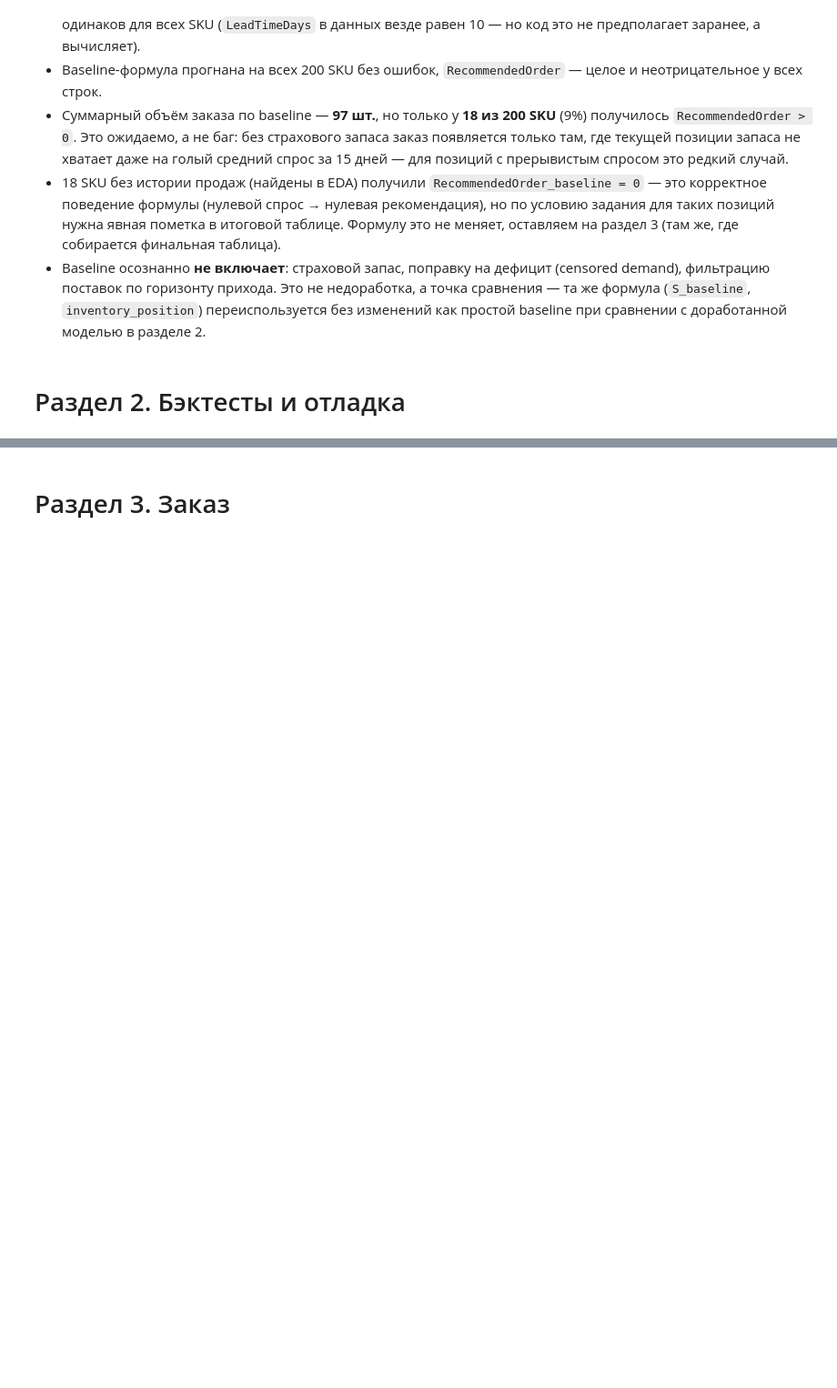
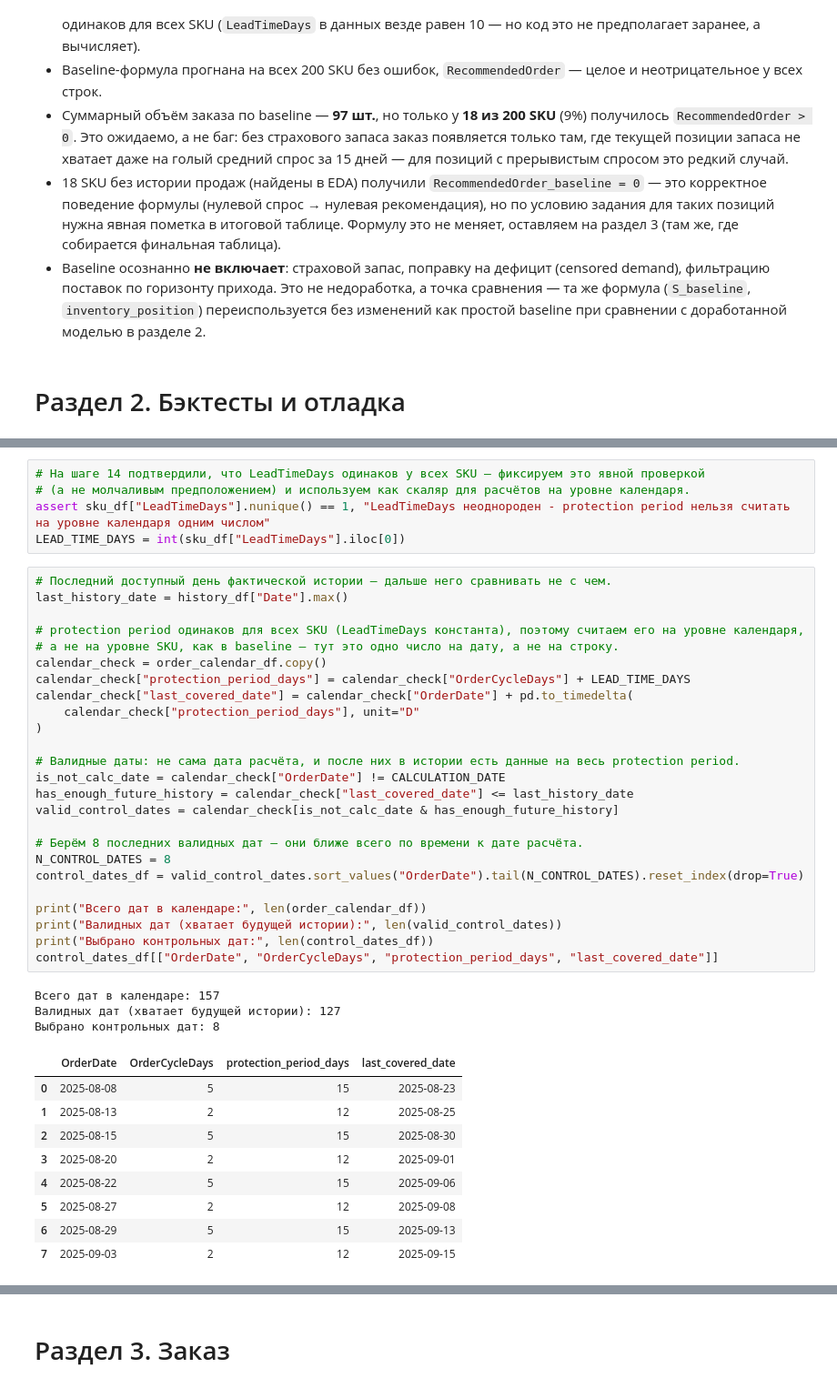
Before and after one commit to Viktor-VK/reorder-model, a Jupyter notebook: notebooks/reorder_model.ipynb, the cells around one changed output, grey strips where cells are left out. Shown at 91% size. Cells and saved outputs as stored; diff of their text form; blank space fills up the shorter version.

```diff
--- a/notebooks/reorder_model.ipynb
+++ b/notebooks/reorder_model.ipynb
@@ -423,0 +428,43 @@ SKU с RecommendedOrder > 0: 18
+# %%
+# На шаге 14 подтвердили, что LeadTimeDays одинаков у всех SKU — фиксируем это явной проверкой
+# (а не молчаливым предположением) и используем как скаляр для расчётов на уровне календаря.
+assert sku_df["LeadTimeDays"].nunique() == 1, "LeadTimeDays неоднороден - protection period нельзя считать на уровне календаря одним числом"
+LEAD_TIME_DAYS = int(sku_df["LeadTimeDays"].iloc[0])
+# %%
+# Последний доступный день фактической истории — дальше него сравнивать не с чем.
+last_history_date = history_df["Date"].max()
+
+# protection period одинаков для всех SKU (LeadTimeDays константа), поэтому считаем его на уровне календаря,
+# а не на уровне SKU, как в baseline — тут это одно число на дату, а не на строку.
+calendar_check = order_calendar_df.copy()
+calendar_check["protection_period_days"] = calendar_check["OrderCycleDays"] + LEAD_TIME_DAYS
+calendar_check["last_covered_date"] = calendar_check["OrderDate"] + pd.to_timedelta(
+    calendar_check["protection_period_days"], unit="D"
+)
+
+# Валидные даты: не сама дата расчёта, и после них в истории есть данные на весь protection period.
+is_not_calc_date = calendar_check["OrderDate"] != CALCULATION_DATE
+has_enough_future_history = calendar_check["last_covered_date"] <= last_history_date
+valid_control_dates = calendar_check[is_not_calc_date & has_enough_future_history]
+
+# Берём 8 последних валидных дат — они ближе всего по времени к дате расчёта.
+N_CONTROL_DATES = 8
+control_dates_df = valid_control_dates.sort_values("OrderDate").tail(N_CONTROL_DATES).reset_index(drop=True)
+
+print("Всего дат в календаре:", len(order_calendar_df))
+print("Валидных дат (хватает будущей истории):", len(valid_control_dates))
+print("Выбрано контрольных дат:", len(control_dates_df))
+control_dates_df[["OrderDate", "OrderCycleDays", "protection_period_days", "last_covered_date"]]
+# %% [output]
+Всего дат в календаре: 157
+Валидных дат (хватает будущей истории): 127
+Выбрано контрольных дат: 8
+|  | OrderDate | OrderCycleDays | protection_period_days | last_covered_date |
+| 0 | 2025-08-08 | 5 | 15 | 2025-08-23 |
+| 1 | 2025-08-13 | 2 | 12 | 2025-08-25 |
+| 2 | 2025-08-15 | 5 | 15 | 2025-08-30 |
+| 3 | 2025-08-20 | 2 | 12 | 2025-09-01 |
+| 4 | 2025-08-22 | 5 | 15 | 2025-09-06 |
+| 5 | 2025-08-27 | 2 | 12 | 2025-09-08 |
+| 6 | 2025-08-29 | 5 | 15 | 2025-09-13 |
+| 7 | 2025-09-03 | 2 | 12 | 2025-09-15 |
```
Also changed, not shown: parts of 2 cells of this notebook.
